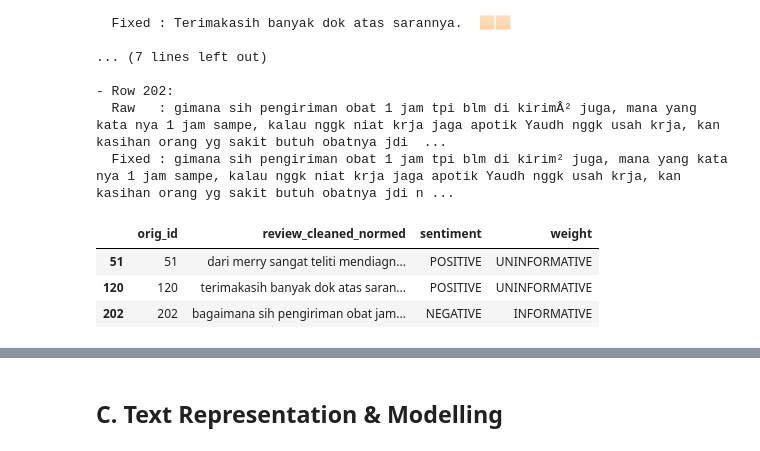
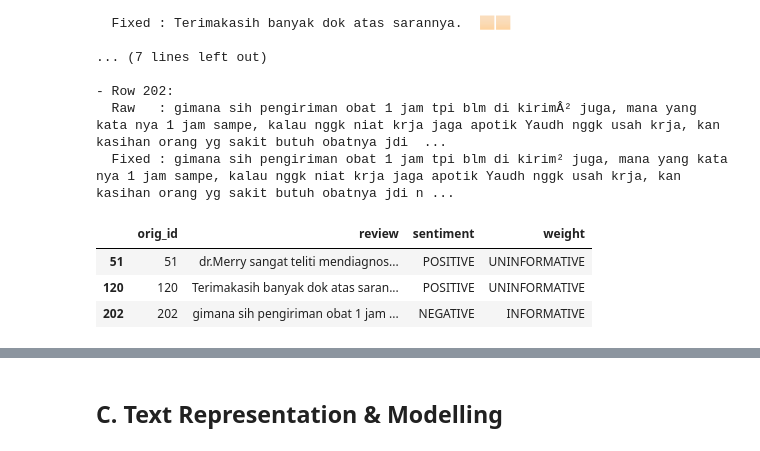
Before and after one commit to AlvinWjy25/telemedicine-sentiment-analysis-MTL, a Jupyter notebook: notebook/EDA.ipynb, the cells around one changed output, grey strips where cells are left out. Cells and saved outputs as stored; diff of their text form; code cells hidden in the pictures.

```diff
--- a/notebook/EDA.ipynb
+++ b/notebook/EDA.ipynb
@@ -309,0 +312,19 @@ pd.set_option("display.max_colwidth", 100)
+# %%
+positive_keywords = [
+    "oke", "ok", "okee", "okey", "good job", "goodjob",
+    "baik", 'baikk', 'baiik', "bagus", "sip", 'baik dokternya', 'ty',
+    "siap", "mantap", 'good', 'terima kasih', 'nice', 'thank you', 'terimakasih',
+    'trimakasih', 'sehat selalu', 'sangat berguna', 'okk', 'bagus', 'approved',
+    'like', 'wow', 'terimaksih', 'makasih',
+]
+
+# 2. Buat regex pattern untuk mencocokkan kata (case-insensitive & menghapus spasi/karakter berlebih)
+pattern = r"\b(" + "|".join(positive_keywords) + r")\b"
+
+# 3. Tentukan kondisi: teks cocok dengan pattern DAN rating > 3
+condition = df["review"].str.strip().str.lower().str.contains(
+    pattern, regex=True, na=False
+) & (df["rating"] > 3)
+
+# 4. Ubah label sentimen menjadi POSITIVE jika memenuhi kondisi
+df.loc[condition, "sentiment"] = "POSITIVE"
@@ -820,11 +738,11 @@ def fit_transform(self, df: pd.DataFrame = None):
     return self.df, self.train_df, self.val_df, self.test_df
 # %%
 test_indices = [51, 120, 202]
-check_df = df_final[df_final["orig_id"].isin(test_indices)]
-display(check_df[["orig_id", "review_cleaned_normed", "sentiment", "weight"]])
+check_df = df[df["orig_id"].isin(test_indices)]
+display(check_df[["orig_id", "review", "sentiment", "weight"]])
 # %% [output]
-|  | orig_id | review_cleaned_normed | sentiment | weight |
-| 51 | 51 | dari merry sangat teliti mendiagn... | POSITIVE | UNINFORMATIVE |
-| 120 | 120 | terimakasih banyak dok atas saran... | POSITIVE | UNINFORMATIVE |
-| 202 | 202 | bagaimana sih pengiriman obat jam... | NEGATIVE | INFORMATIVE |
+|  | orig_id | review | sentiment | weight |
+| 51 | 51 | dr.Merry sangat teliti mendiagnos... | POSITIVE | UNINFORMATIVE |
+| 120 | 120 | Terimakasih banyak dok atas saran... | POSITIVE | UNINFORMATIVE |
+| 202 | 202 | gimana sih pengiriman obat 1 jam ... | NEGATIVE | INFORMATIVE |
 # %%
```
Also changed, not shown: parts of 40 cells of this notebook.
